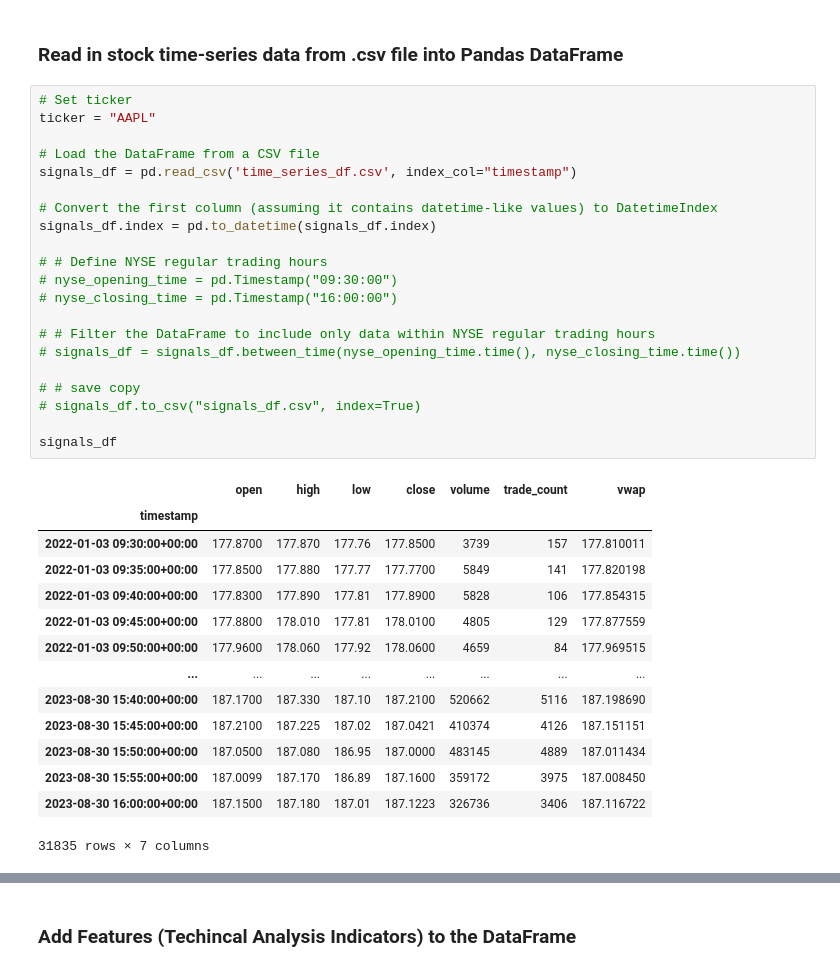
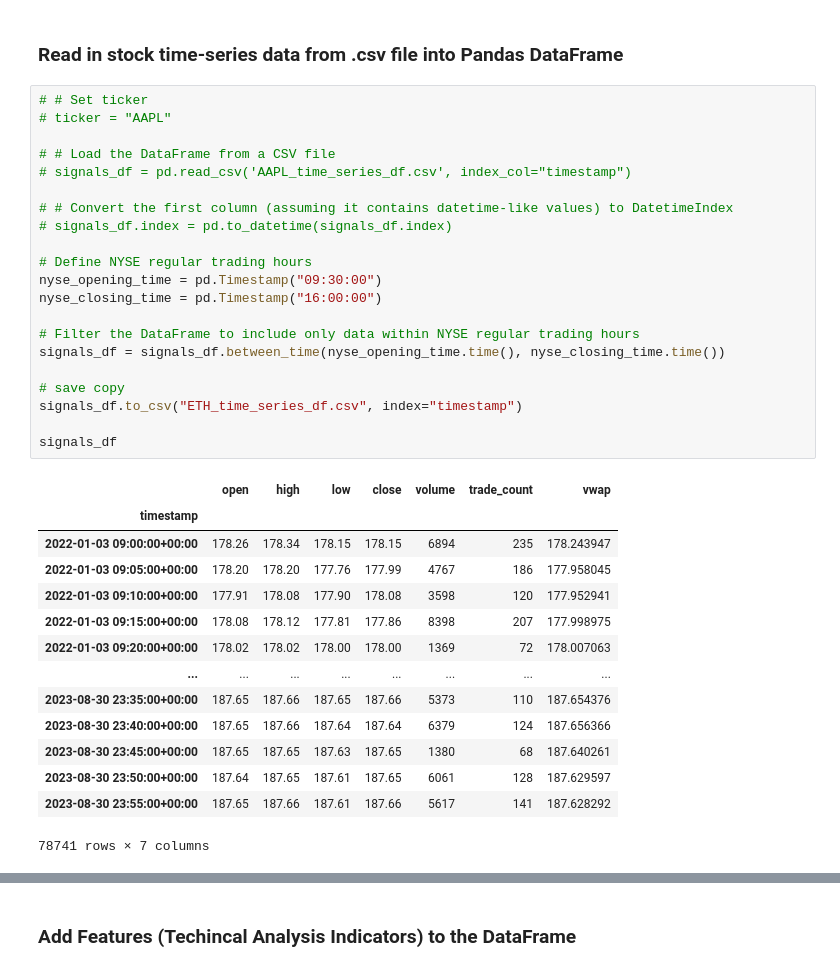
Before and after one commit to CincoCoding/Hyperspace-ML-Optimizer, a Jupyter notebook: notebook/HyperspaceMLOptimizer.ipynb, the cells around one changed output, grey strips where cells are left out. Cells and saved outputs as stored; diff of their text form.

```diff
--- a/notebook/HyperspaceMLOptimizer.ipynb
+++ b/notebook/HyperspaceMLOptimizer.ipynb
@@ -54,41 +56,41 @@ from imblearn.under_sampling import RandomUnderSampler
 # %% [markdown]
 ### Read in stock time-series data from .csv file into Pandas DataFrame
 # %%
-# Set ticker
-ticker = "AAPL"
+# # Set ticker
+# ticker = "AAPL"
 
-# Load the DataFrame from a CSV file
-signals_df = pd.read_csv('time_series_df.csv', index_col="timestamp")
+# # Load the DataFrame from a CSV file
+# signals_df = pd.read_csv('AAPL_time_series_df.csv', index_col="timestamp")
 
-# Convert the first column (assuming it contains datetime-like values) to DatetimeIndex
-signals_df.index = pd.to_datetime(signals_df.index)
+# # Convert the first column (assuming it contains datetime-like values) to DatetimeIndex
+# signals_df.index = pd.to_datetime(signals_df.index)
 
-# # Define NYSE regular trading hours
-# nyse_opening_time = pd.Timestamp("09:30:00")
-# nyse_closing_time = pd.Timestamp("16:00:00")
+# Define NYSE regular trading hours
+nyse_opening_time = pd.Timestamp("09:30:00")
+nyse_closing_time = pd.Timestamp("16:00:00")
 
-# # Filter the DataFrame to include only data within NYSE regular trading hours
-# signals_df = signals_df.between_time(nyse_opening_time.time(), nyse_closing_time.time())
+# Filter the DataFrame to include only data within NYSE regular trading hours
+signals_df = signals_df.between_time(nyse_opening_time.time(), nyse_closing_time.time())
 
-# # save copy
-# signals_df.to_csv("signals_df.csv", index=True)
+# save copy
+signals_df.to_csv("ETH_time_series_df.csv", index="timestamp")
 
 signals_df
 # %% [output]
 |  | open | high | low | close | volume | trade_count | vwap |
 | timestamp |  |  |  |  |  |  |  |
-| 2022-01-03 09:30:00+00:00 | 177.8700 | 177.870 | 177.76 | 177.8500 | 3739 | 157 | 177.810011 |
-| 2022-01-03 09:35:00+00:00 | 177.8500 | 177.880 | 177.77 | 177.7700 | 5849 | 141 | 177.820198 |
-| 2022-01-03 09:40:00+00:00 | 177.8300 | 177.890 | 177.81 | 177.8900 | 5828 | 106 | 177.854315 |
-| 2022-01-03 09:45:00+00:00 | 177.8800 | 178.010 | 177.81 | 178.0100 | 4805 | 129 | 177.877559 |
-| 2022-01-03 09:50:00+00:00 | 177.9600 | 178.060 | 177.92 | 178.0600 | 4659 | 84 | 177.969515 |
+| 2022-01-03 09:00:00+00:00 | 178.26 | 178.34 | 178.15 | 178.15 | 6894 | 235 | 178.243947 |
+| 2022-01-03 09:05:00+00:00 | 178.20 | 178.20 | 177.76 | 177.99 | 4767 | 186 | 177.958045 |
+| 2022-01-03 09:10:00+00:00 | 177.91 | 178.08 | 177.90 | 178.08 | 3598 | 120 | 177.952941 |
+| 2022-01-03 09:15:00+00:00 | 178.08 | 178.12 | 177.81 | 177.86 | 8398 | 207 | 177.998975 |
+| 2022-01-03 09:20:00+00:00 | 178.02 | 178.02 | 178.00 | 178.00 | 1369 | 72 | 178.007063 |
 | ... | ... | ... | ... | ... | ... | ... | ... |
-| 2023-08-30 15:40:00+00:00 | 187.1700 | 187.330 | 187.10 | 187.2100 | 520662 | 5116 | 187.198690 |
-| 2023-08-30 15:45:00+00:00 | 187.2100 | 187.225 | 187.02 | 187.0421 | 410374 | 4126 | 187.151151 |
-| 2023-08-30 15:50:00+00:00 | 187.0500 | 187.080 | 186.95 | 187.0000 | 483145 | 4889 | 187.011434 |
-| 2023-08-30 15:55:00+00:00 | 187.0099 | 187.170 | 186.89 | 187.1600 | 359172 | 3975 | 187.008450 |
-| 2023-08-30 16:00:00+00:00 | 187.1500 | 187.180 | 187.01 | 187.1223 | 326736 | 3406 | 187.116722 |
+| 2023-08-30 23:35:00+00:00 | 187.65 | 187.66 | 187.65 | 187.66 | 5373 | 110 | 187.654376 |
+| 2023-08-30 23:40:00+00:00 | 187.65 | 187.66 | 187.64 | 187.64 | 6379 | 124 | 187.656366 |
+| 2023-08-30 23:45:00+00:00 | 187.65 | 187.65 | 187.63 | 187.65 | 1380 | 68 | 187.640261 |
+| 2023-08-30 23:50:00+00:00 | 187.64 | 187.65 | 187.61 | 187.65 | 6061 | 128 | 187.629597 |
+| 2023-08-30 23:55:00+00:00 | 187.65 | 187.66 | 187.61 | 187.66 | 5617 | 141 | 187.628292 |
-31835 rows × 7 columns
+78741 rows × 7 columns
 # %%
 # plot closing prices
 signals_df['close'].plot(title=f'{ticker} Closing Prices', xlabel="Timestamp", ylabel='Closing Price')
```
Also changed, not shown: parts of 20 cells of this notebook, 16 other files.
